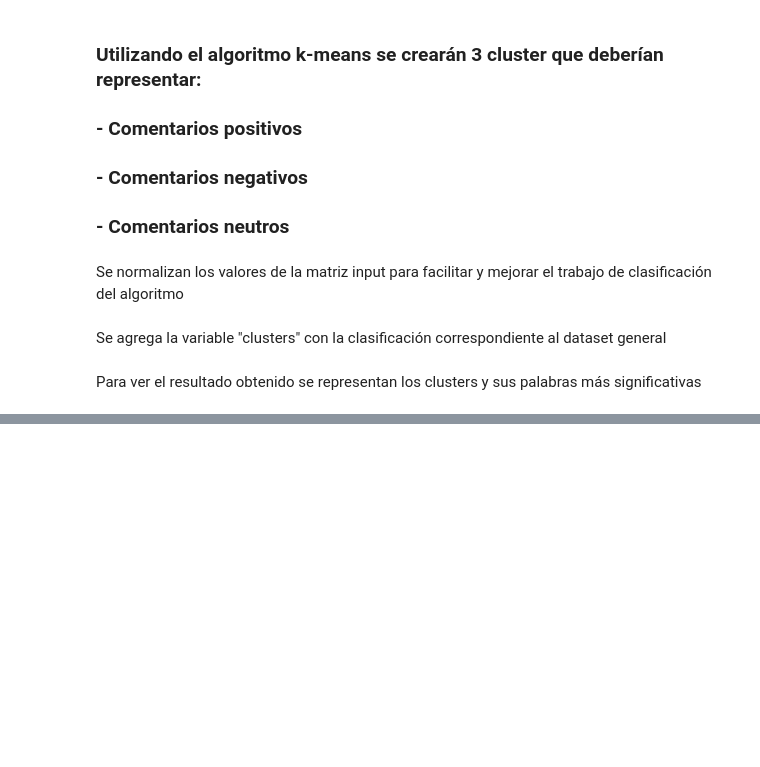
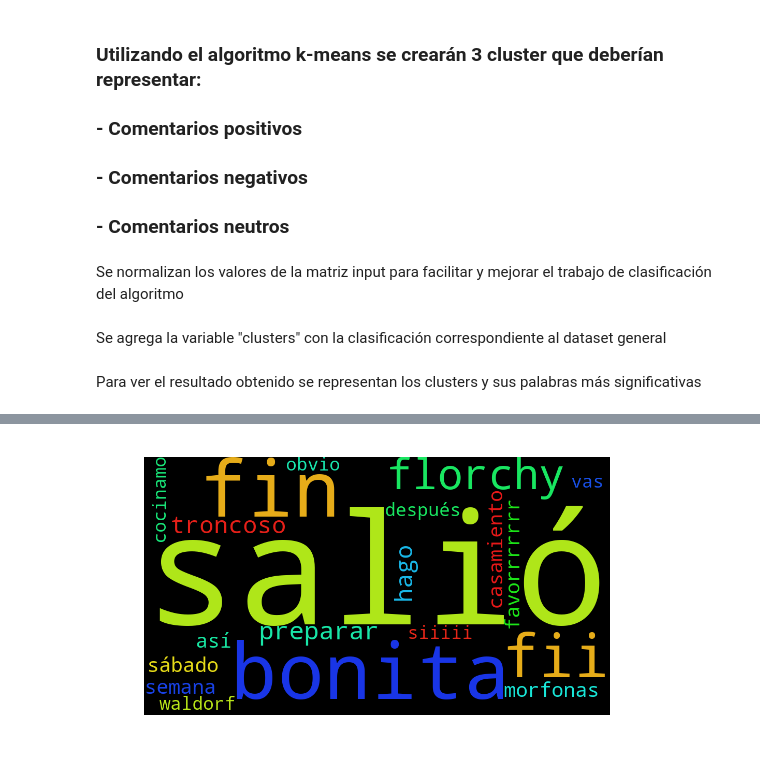
Before and after one commit to amarreropizarro/NLP, a Jupyter notebook: NLP_proceso_completo.ipynb, the cells around one changed output, grey strips where cells are left out. Drawn from its saved outputs; the diff is of its cells as text; code cells hidden in the pictures; blank space fills up the shorter version.

```diff
--- a/NLP_proceso_completo.ipynb
+++ b/NLP_proceso_completo.ipynb
@@ -354,4 +365,5 @@ df_wc.fillna(value = "", inplace = True)
 # %%
 cluster1 = str(df_wc["comm_msg_clean"][df_wc.clusters==0])
 cluster2 = str(df_wc["comm_msg_clean"][df_wc.clusters==1])
+cluster3 = str(df_wc["comm_msg_clean"][df_wc.clusters==2])
 # %%
@@ -368,0 +385,8 @@ plt.show()
+# %%
+wordcloud3 = WordCloud(width=900,height=500, max_words=20,relative_scaling=1).\
+generate(cluster3)
+plt.imshow(wordcloud3, interpolation='bilinear')
+plt.axis("off")
+plt.show()
+# %% [output]
+[figure, added]
```
Also changed, not shown: parts of 6 cells of this notebook.
